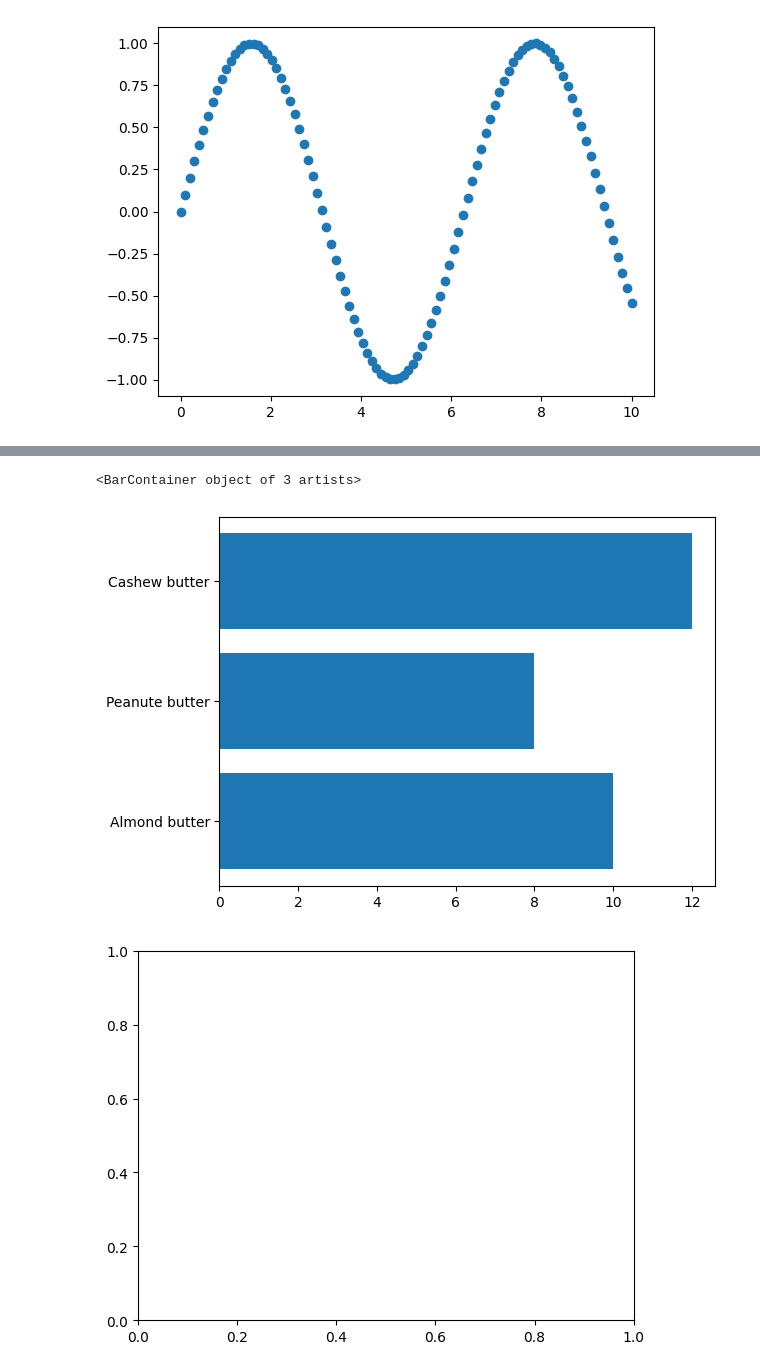
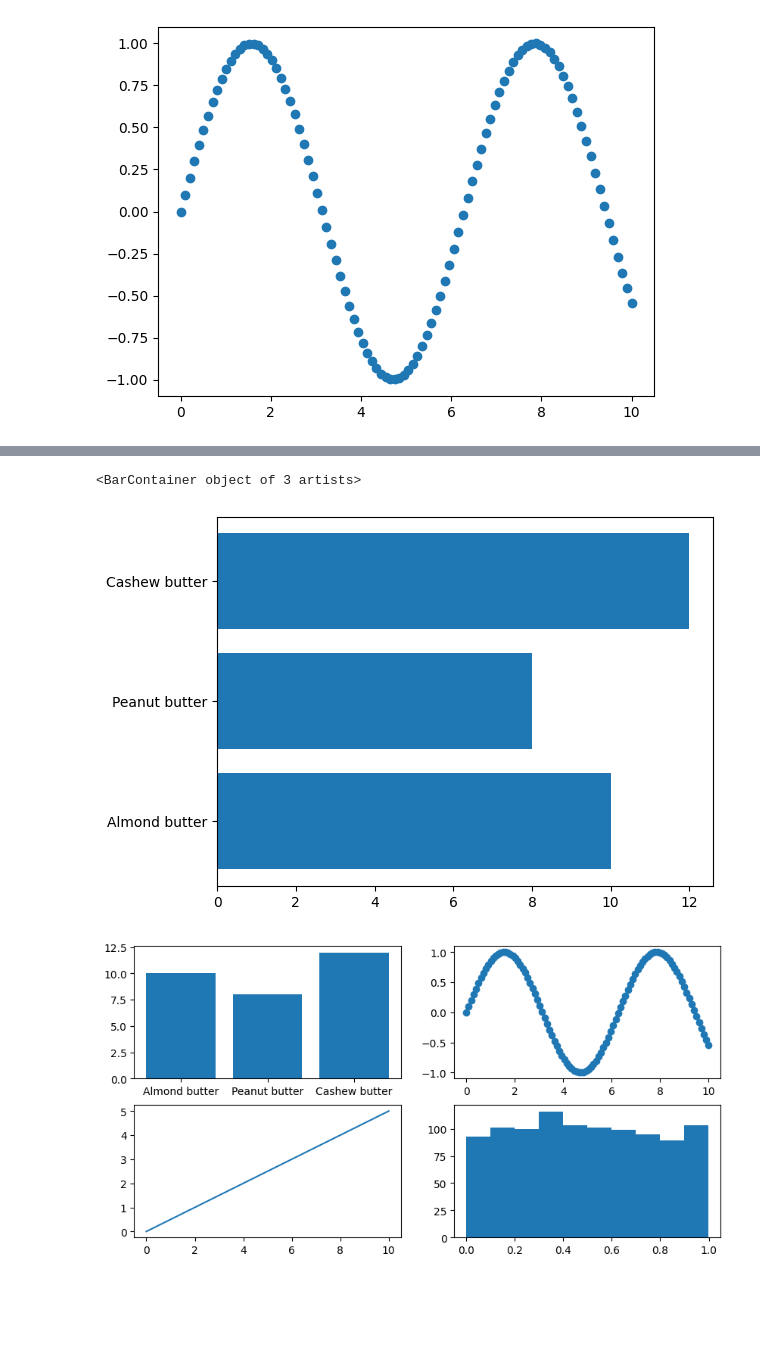
Before and after one commit to DucAnhNTT/ML-and-DS-learning, a Jupyter notebook: Introduction-to-Matplotlib.ipynb, the cells around one changed output, grey strips where cells are left out. Cells and saved outputs as stored; diff of their text form; code cells hidden in the pictures; blank space fills up the shorter version.

```diff
--- a/Introduction-to-Matplotlib.ipynb
+++ b/Introduction-to-Matplotlib.ipynb
@@ -180,7 +180,7 @@ ax.scatter(x, np.sin(x));
 #Make a plot from dictionary
 butter_prices = {
     "Almond butter" : 10,
-    "Peanute butter" : 8,
+    "Peanut butter" : 8,
     "Cashew butter" : 12,
 }
 
@@ -195,11 +195,15 @@ fig, ax = plt.subplots()
 ax.barh(list(butter_prices.keys()), list(butter_prices.values()))
 # %% [output]
 <BarContainer object of 3 artists>
-[figure, old version]
+[figure, new version]
 # %%
-#Make some data
-x = np.random.randn(1000)
-fig,ax = plt.subplots()
-plt
+# Subplot option 1
+fig, ((ax1, ax2), (ax3,ax4)) = plt.subplots(nrows = 2,
+                                            ncols= 2,
+                                            figsize=(10,5))
+ax1.bar(butter_prices.keys(), butter_prices.values());
+ax2.scatter(x, np.sin(x))
+ax3.plot(x, x/2)
+ax4.hist(np.random.rand(1000));
 # %% [output]
-[figure, old version]
+[figure, new version]
```
Also changed, not shown: parts of 21 cells of this notebook.
